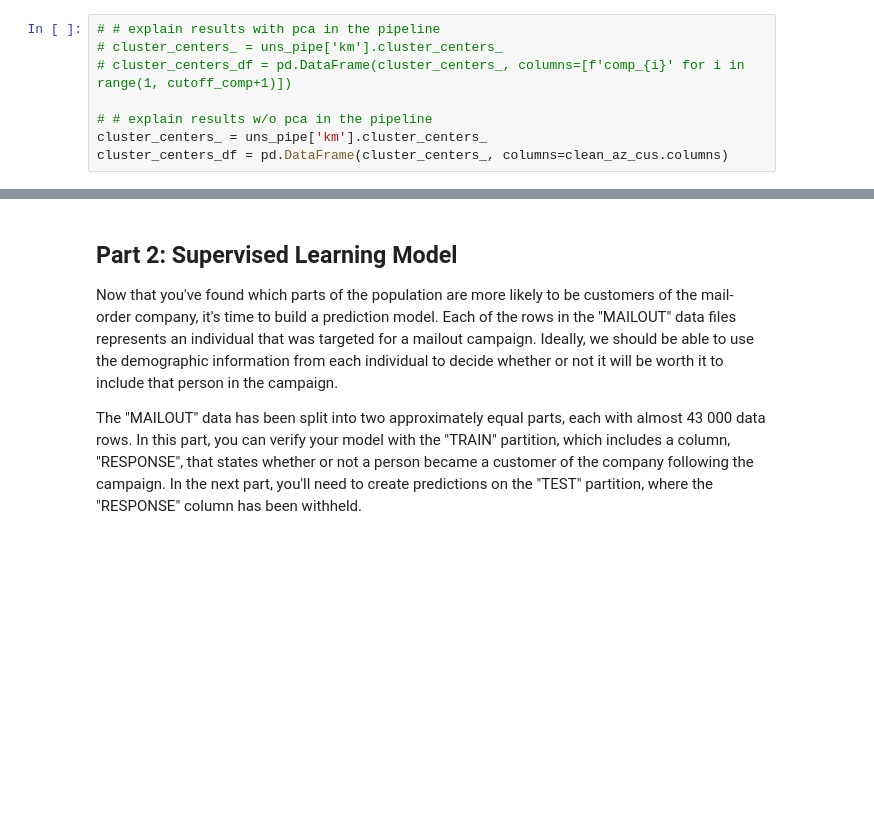
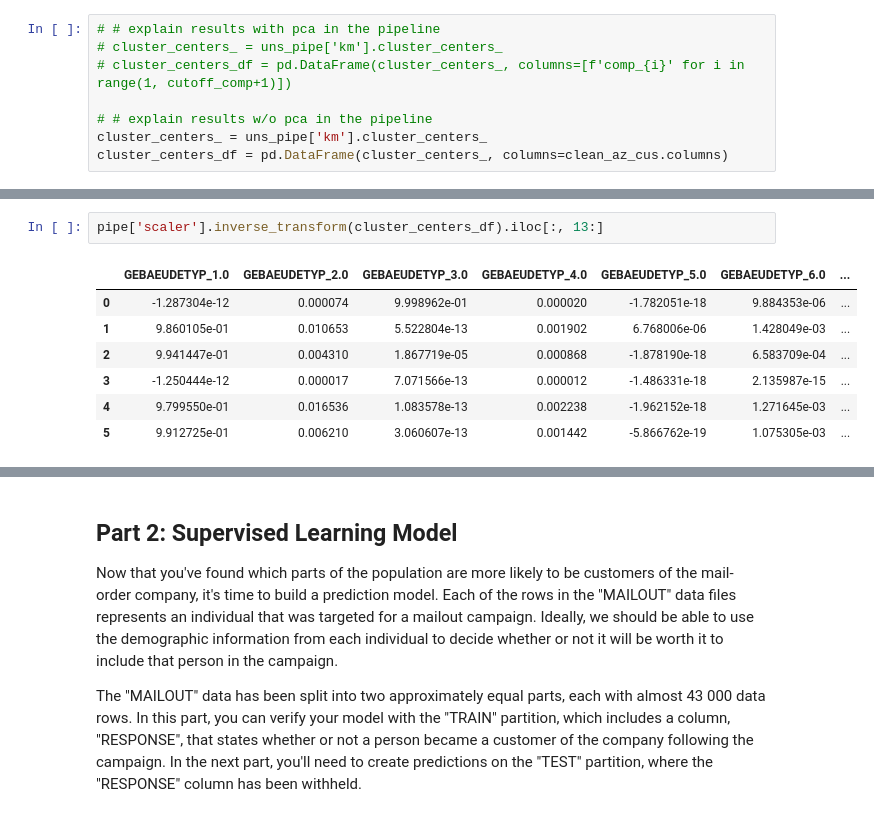
Before and after one commit to korntewin/capstone-arvato-customer-segmentation, a Jupyter notebook: Arvato Project Workbook.ipynb, the cells around one changed output, grey strips where cells are left out. Saved outputs shown, nothing was run; the diff lists cells and outputs as text; blank space fills up the shorter version.

```diff
--- a/Arvato Project Workbook.ipynb
+++ b/Arvato Project Workbook.ipynb
@@ -682,0 +681,10 @@ cluster_centers_df
+# %%
+pipe['scaler'].inverse_transform(cluster_centers_df).iloc[:, 13:]
+# %% [output]
+|  | GEBAEUDETYP_1.0 | GEBAEUDETYP_2.0 | GEBAEUDETYP_3.0 | GEBAEUDETYP_4.0 | GEBAEUDETYP_5.0 | GEBAEUDETYP_6.0 | ... |
+| 0 | -1.287304e-12 | 0.000074 | 9.998962e-01 | 0.000020 | -1.782051e-18 | 9.884353e-06 | ... |
+| 1 | 9.860105e-01 | 0.010653 | 5.522804e-13 | 0.001902 | 6.768006e-06 | 1.428049e-03 | ... |
+| 2 | 9.941447e-01 | 0.004310 | 1.867719e-05 | 0.000868 | -1.878190e-18 | 6.583709e-04 | ... |
+| 3 | -1.250444e-12 | 0.000017 | 7.071566e-13 | 0.000012 | -1.486331e-18 | 2.135987e-15 | ... |
+| 4 | 9.799550e-01 | 0.016536 | 1.083578e-13 | 0.002238 | -1.962152e-18 | 1.271645e-03 | ... |
+| 5 | 9.912725e-01 | 0.006210 | 3.060607e-13 | 0.001442 | -5.866762e-19 | 1.075305e-03 | ... |
```
Also changed, not shown: parts of 6 cells of this notebook.
